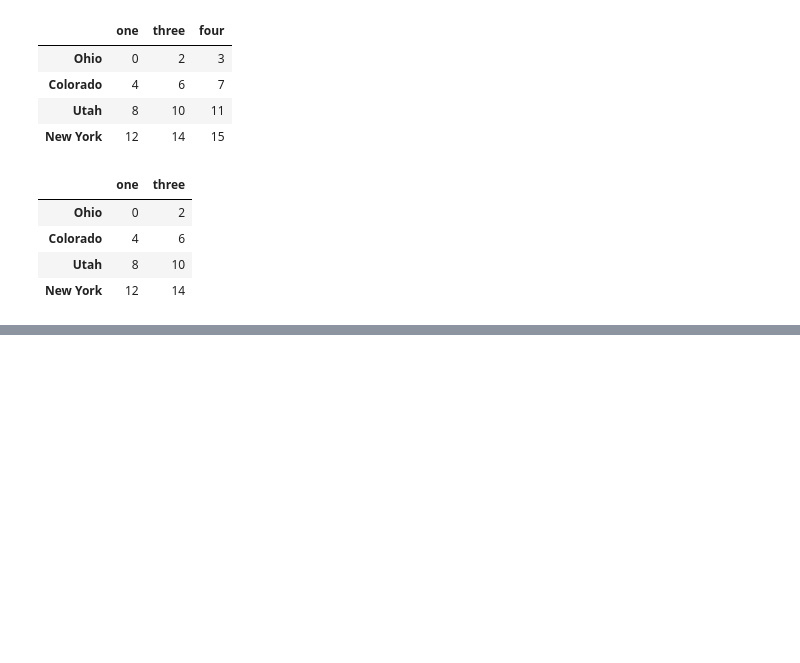
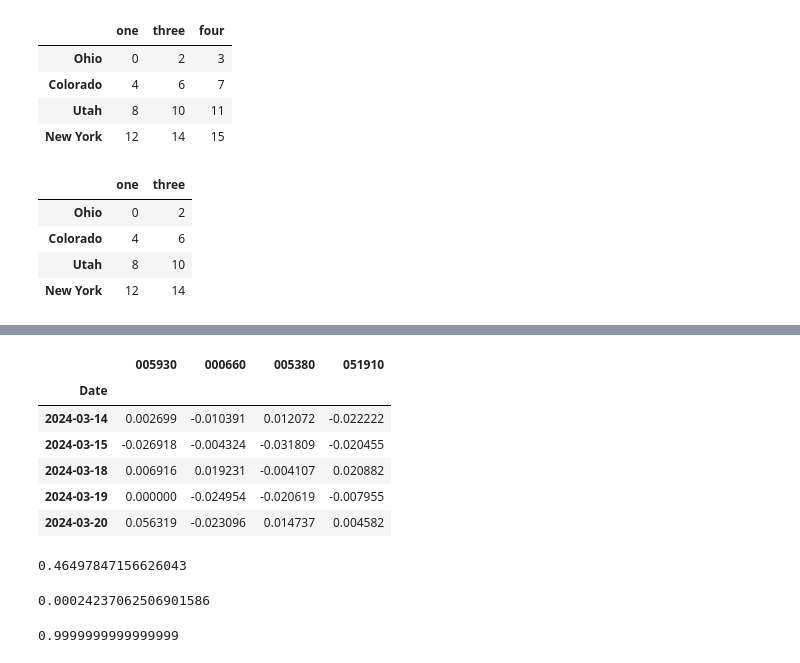
Before and after one commit to liuxm0239/pyDataScience, a Jupyter notebook: ch05_pandas.ipynb, the cells around one changed output, grey strips where cells are left out. Saved outputs shown, nothing was run; the diff lists cells and outputs as text; code cells hidden in the pictures; blank space fills up the shorter version.

```diff
--- a/ch05_pandas.ipynb
+++ b/ch05_pandas.ipynb
@@ -550,0 +1265,23 @@ data.drop(['two', 'four'], axis='columns')
+# %%
+returns = price.pct_change()
+returns.tail()
+# %% [output]
+|  | 005930 | 000660 | 005380 | 051910 |
+| Date |  |  |  |  |
+| 2024-03-14 | 0.002699 | -0.010391 | 0.012072 | -0.022222 |
+| 2024-03-15 | -0.026918 | -0.004324 | -0.031809 | -0.020455 |
+| 2024-03-18 | 0.006916 | 0.019231 | -0.004107 | 0.020882 |
+| 2024-03-19 | 0.000000 | -0.024954 | -0.020619 | -0.007955 |
+| 2024-03-20 | 0.056319 | -0.023096 | 0.014737 | 0.004582 |
+# %%
+returns['005930'].corr(returns['005380'])
+# %% [output]
+0.46497847156626043
+# %%
+returns['005930'].cov(returns['005930'])
+# %% [output]
+0.00024237062506901586
+# %%
+returns['005930'].corr(returns['005930'])
+# %% [output]
+0.9999999999999999
```
Also changed, not shown: parts of 96 cells of this notebook.
